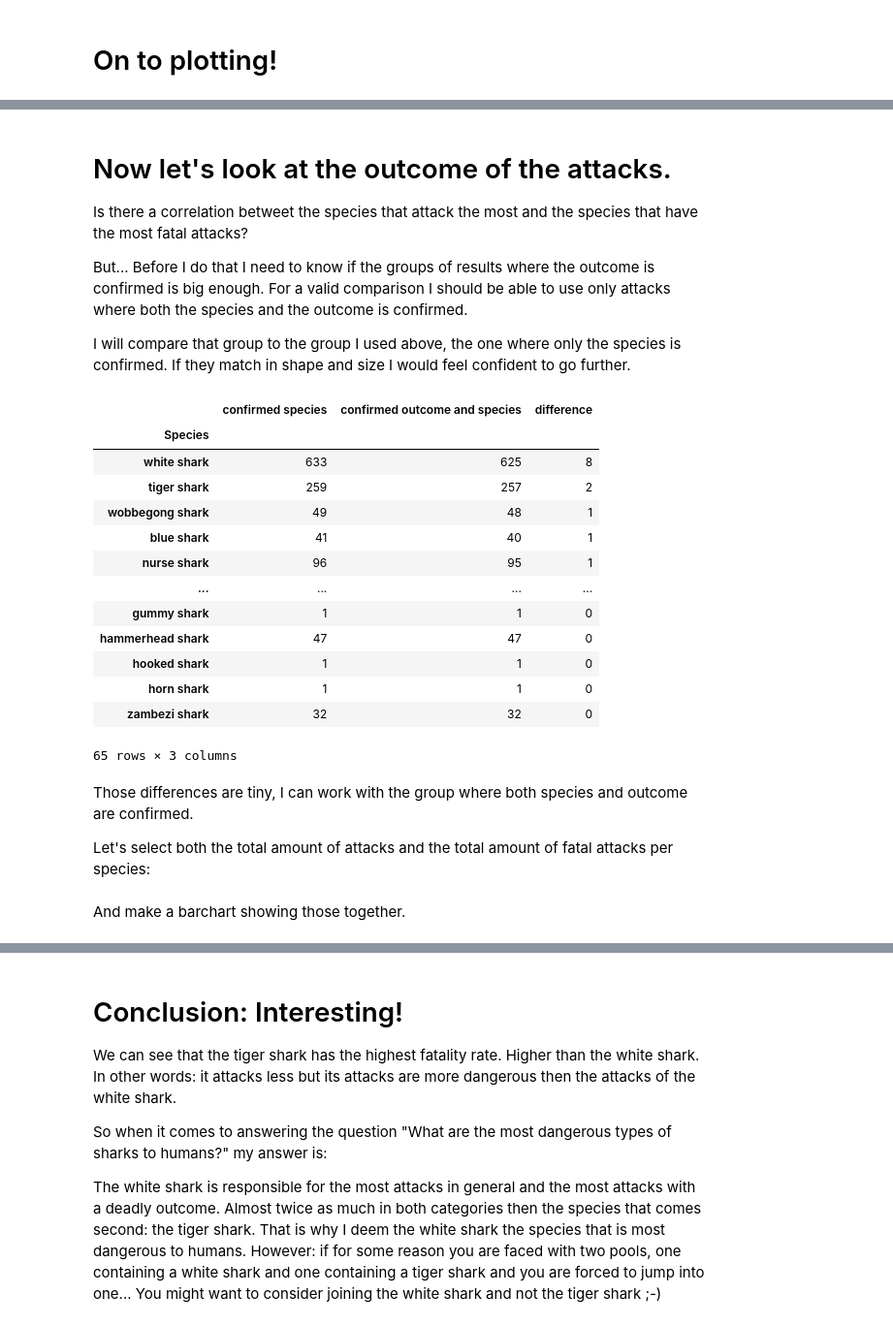
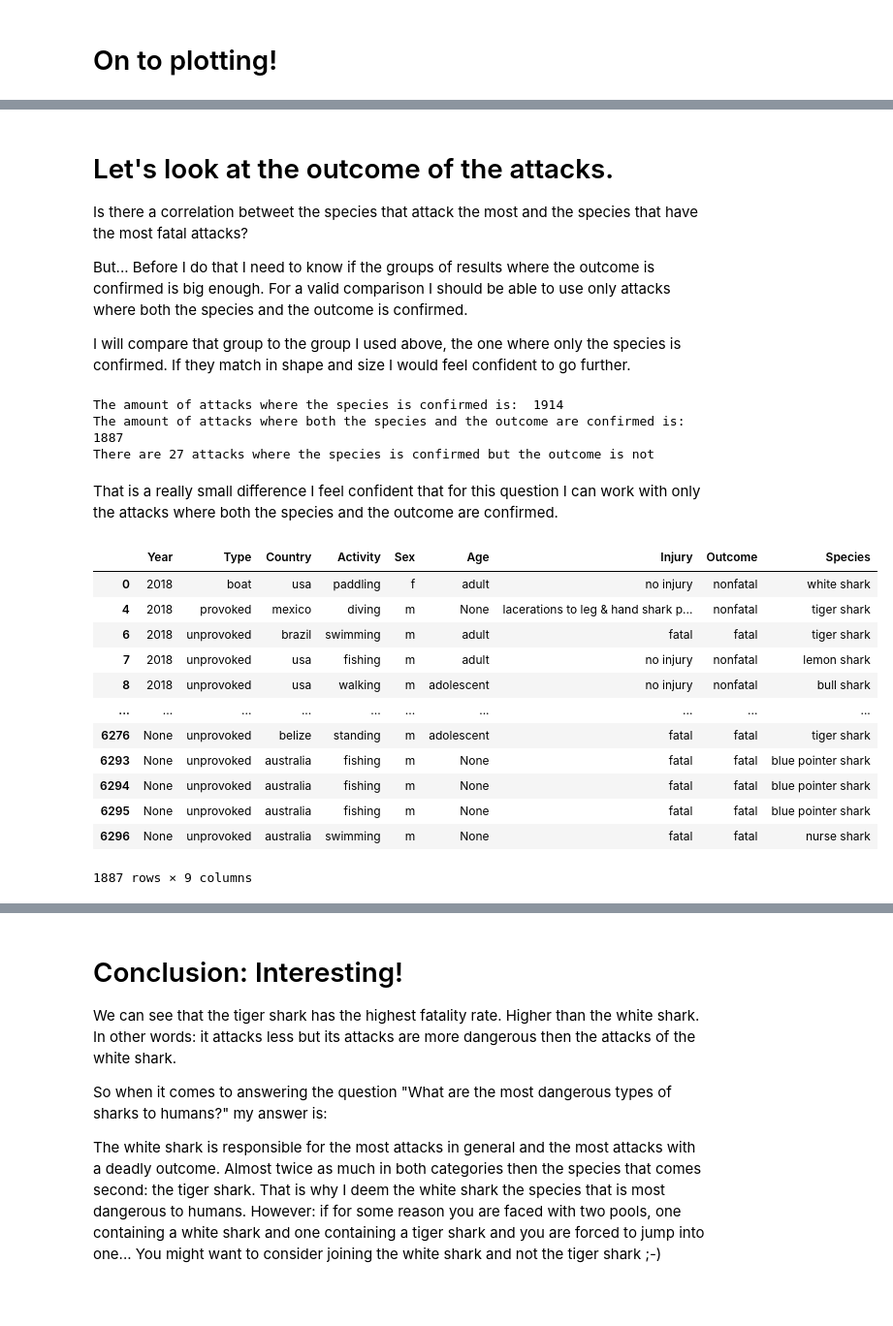
Before and after one commit to MevrouwHelderder/Assignments, a Jupyter notebook: Assignment_Shark_Attack.ipynb, the cells around one changed output, grey strips where cells are left out. Shown at 97% size. Cells and saved outputs as stored; diff of their text form; code cells hidden in the pictures; blank space fills up the shorter version.

```diff
--- a/Assignment_Shark_Attack.ipynb
+++ b/Assignment_Shark_Attack.ipynb
@@ -644,5 +626,5 @@ plt.show()
 # %% [markdown]
-# Now let's look at the outcome of the attacks.
+# Let's look at the outcome of the attacks.
 Is there a correlation betweet the species that attack the most and the species that have the most fatal attacks?
 
 
@@ -652,39 +634,3 @@ For a valid comparison I should be able to use only attacks where both the speci
 
 I will compare that group to the group I used above, the one where only the species is confirmed.
 If they match in shape and size I would feel confident to go further.
-# %%
-# Showing attacks where species is confirmed
-confirm_species = shark_attacks.loc[~(shark_attacks["Species"] == "unconfirmed")].groupby("Species").size()
-# Showing attacks where both species and outcome are confirmed
-confirm_both = shark_attacks.loc[~((shark_attacks["Species"] == "unconfirmed") | (shark_attacks["Outcome"] == "unconfirmed"))].groupby("Species").size()
-
-# Comparison:
-comparison = pd.concat([confirm_species, confirm_both], axis=1, sort=True)
-comparison.columns = ["confirmed species", "confirmed outcome and species"]
-
-# add a third column with the difference between "confirmed species" and "confirmed outcome and species"
-comparison["difference"] = comparison["confirmed species"] - comparison["confirmed outcome and species"]
-
-# Sort by "confirmed outcome and species" in descending order
-comparison = comparison.sort_values("difference", ascending=False)
-
-comparison
-# %% [output]
-|  | confirmed species | confirmed outcome and species | difference |
-| Species |  |  |  |
-| white shark | 633 | 625 | 8 |
-| tiger shark | 259 | 257 | 2 |
-| wobbegong shark | 49 | 48 | 1 |
-| blue shark | 41 | 40 | 1 |
-| nurse shark | 96 | 95 | 1 |
-| ... | ... | ... | ... |
-| gummy shark | 1 | 1 | 0 |
-| hammerhead shark | 47 | 47 | 0 |
-| hooked shark | 1 | 1 | 0 |
-| horn shark | 1 | 1 | 0 |
-| zambezi shark | 32 | 32 | 0 |
-65 rows × 3 columns
-# %% [markdown]
-Those differences are tiny, I can work with the group where both species and outcome are confirmed.
-
-Let's select both the total amount of attacks and the total amount of fatal attacks per species:
@@ -700,2 +637,30 @@ fatal_attacks = df_confirmed_species[df_confirmed_species["Outcome"] == "fatal"]
-# %% [markdown]
-And make a barchart showing those together.
+# %%
+null_species_count = shark_attacks["Species"].notnull().sum()
+null_both_count = (shark_attacks["Species"].notnull() & shark_attacks["Outcome"].notnull()).sum()
+difference = null_species_count - null_both_count
+print(f"The amount of attacks where the species is confirmed is:  {null_species_count}")
+print(f"The amount of attacks where both the species and the outcome are confirmed is:  {null_both_count}")
+print(f"There are {difference} attacks where the species is confirmed but the outcome is not ")
+# %% [output]
+The amount of attacks where the species is confirmed is:  1914
+The amount of attacks where both the species and the outcome are confirmed is:  1887
+There are 27 attacks where the species is confirmed but the outcome is not
+# %% [markdown]
+That is a really small difference
+I feel confident that for this question I can work with only the attacks where both the species and the outcome are confirmed.
+# %%
+question_one_df
+# %% [output]
+|  | Year | Type | Country | Activity | Sex | Age | Injury | Outcome | Species |
+| 0 | 2018 | boat | usa | paddling | f | adult | no injury | nonfatal | white shark |
+| 4 | 2018 | provoked | mexico | diving | m | None | lacerations to leg & hand shark p... | nonfatal | tiger shark |
+| 6 | 2018 | unprovoked | brazil | swimming | m | adult | fatal | fatal | tiger shark |
+| 7 | 2018 | unprovoked | usa | fishing | m | adult | no injury | nonfatal | lemon shark |
+| 8 | 2018 | unprovoked | usa | walking | m | adolescent | no injury | nonfatal | bull shark |
+| ... | ... | ... | ... | ... | ... | ... | ... | ... | ... |
+| 6276 | None | unprovoked | belize | standing | m | adolescent | fatal | fatal | tiger shark |
+| 6293 | None | unprovoked | australia | fishing | m | None | fatal | fatal | blue pointer shark |
+| 6294 | None | unprovoked | australia | fishing | m | None | fatal | fatal | blue pointer shark |
+| 6295 | None | unprovoked | australia | fishing | m | None | fatal | fatal | blue pointer shark |
+| 6296 | None | unprovoked | australia | swimming | m | None | fatal | fatal | nurse shark |
+1887 rows × 9 columns
```
Also changed, not shown: parts of 34 cells of this notebook.
